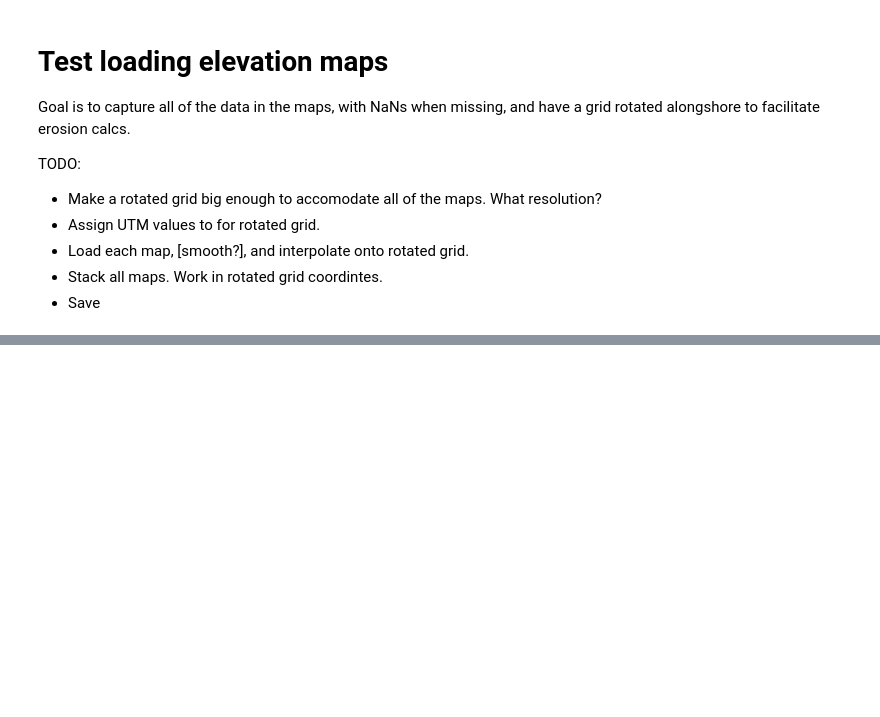
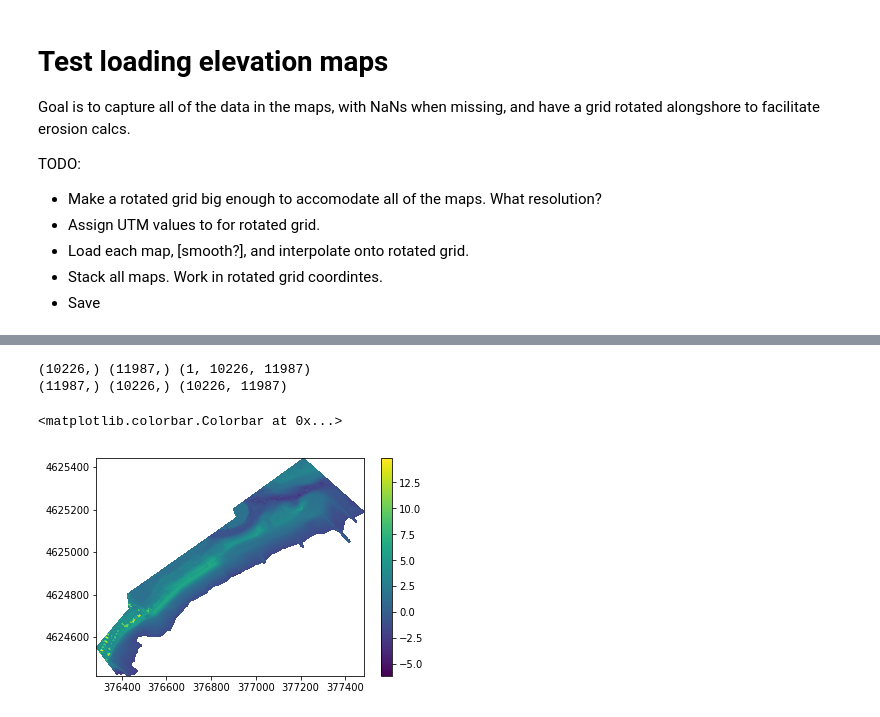
Before and after one commit to csherwood-usgs/Raster_calcs, a Jupyter notebook: test_loading_elevation_maps.ipynb, the cells around one changed output, grey strips where cells are left out. Saved outputs shown, nothing was run; the diff lists cells and outputs as text; code cells hidden in the pictures; blank space fills up the shorter version.

```diff
--- a/test_loading_elevation_maps.ipynb
+++ b/test_loading_elevation_maps.ipynb
@@ -45,9 +42,9 @@ fnames = (\
 "DEM_10cm_selfcal_lokicampos_mid_denseNAD83UTM19.tif")
 
 dslist =[]
-# just read on for now
+# just read one for now (note...this reads in as a DataArray, not a DataSet)
 fn = fdir+"/2016-01-22_SandwichTNB_PT_DEM_10cm_trimmed.tif"
-ds = xr.open_rasterio(fn)
+da = xr.open_rasterio(fn)
 #     ds = ds.sel(x=slice(e0,e1), y=slice(n0,n1))
 #     if len(dslist) == 0:
 #         xc = ds['x']-ds['x'].values.min()
@@ -283,0 +161,19 @@ xu[200,200]
+# %%
+from scipy import interpolate
+print( np.shape(np.flipud(da['y'].values)), np.shape(da['x'].values), np.shape( np.flipud(da.values)) )
+x = da['x'].values
+y = np.flipud(da['y'].values)
+# Not sure how da.values got a singleton dimension, but squeeze gets rid of it
+z = np.squeeze(np.flipud(da.values))
+print(np.shape(x),np.shape(y),np.shape(z))
+f = interpolate.RegularGridInterpolator( (y, x), z, method='nearest')
+# %% [output]
+(10226,) (11987,) (1, 10226, 11987)
+(11987,) (10226,) (10226, 11987)
+# %%
+z[z<=-100.]=np.NaN
+plt.pcolormesh(x,y,z)
+plt.colorbar()
+# %% [output]
+<matplotlib.colorbar.Colorbar at 0x...>
+[figure, added]
```
Also changed, not shown: parts of 24 cells of this notebook.
